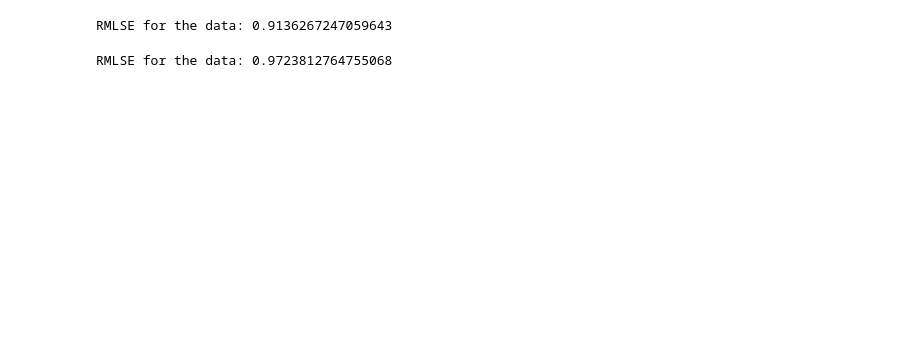
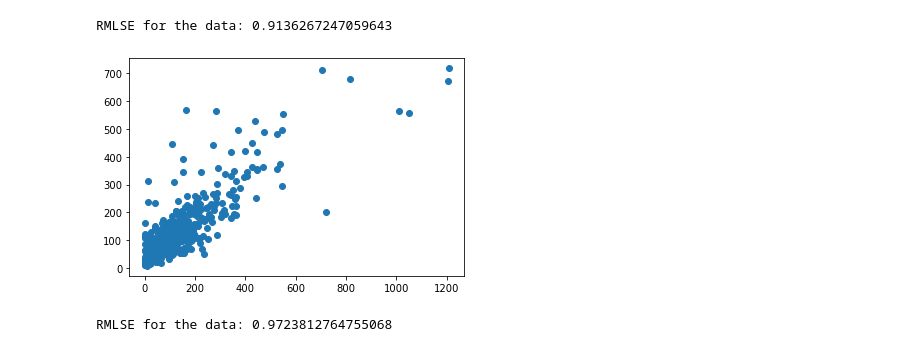
Before and after one commit to katelyn98/HealthyRide-Mapping, a Jupyter notebook: Models/RandomForestModel.ipynb, the cells around one changed output. Cells and saved outputs as stored; diff of their text form; code cells hidden in the pictures; blank space fills up the shorter version.

```diff
--- a/Models/RandomForestModel.ipynb
+++ b/Models/RandomForestModel.ipynb
@@ -111,6 +116,11 @@ rmsle=np.sqrt(msle)
 print('RMLSE for the data:',rmsle) # For random forest
 # %% [output]
 RMLSE for the data: 0.9136267247059643
+# %%
+plt.scatter(y_test, y_pred)
+plt.show()
+# %% [output]
+[figure, added]
 # %%
 #Adaboost Regressor
 from sklearn.ensemble import AdaBoostRegressor
```
Also changed, not shown: parts of 5 cells of this notebook.
